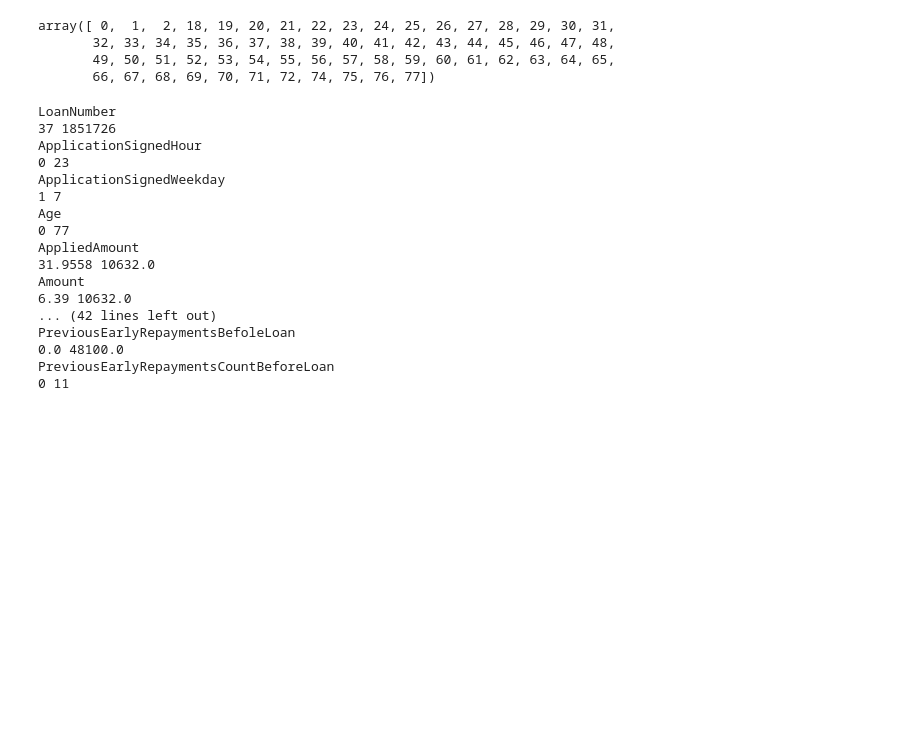
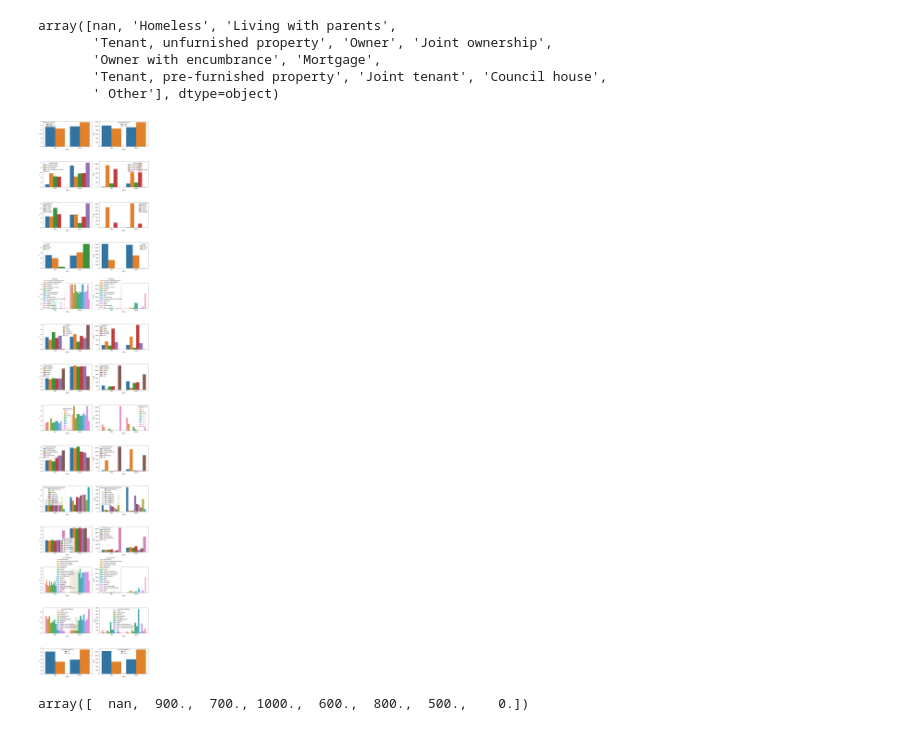
Before and after one commit to valeria-io/credit_model_hack, a Jupyter notebook: notebooks/raw_data_exploration.ipynb, the cells around one changed output. Saved outputs shown, nothing was run; the diff lists cells and outputs as text; code cells hidden in the pictures; blank space fills up the shorter version.

Commit message:
Prepared data cleaning

```diff
--- a/notebooks/raw_data_exploration.ipynb
+++ b/notebooks/raw_data_exploration.ipynb
@@ -24,0 +83,7 @@ df = replace_values(raw_df)
+# %%
+print("Missing data".upper())
+df = df.replace('', np.nan)
+df = df.replace([None], np.nan)
+for col in df.columns:
+    perc_missing=round(df[col].isnull().sum()/len(df)*100, 10)
+    print('{}: {}%'.format(col, perc_missing))
@@ -29,0 +241,12 @@ df['Interest'].sort_values().unique()[-20]
+# %%
+df[COLUMNS.DATE_OF_BIRTH] = pd.to_datetime(df[COLUMNS.DATE_OF_BIRTH])
+for col in ['NewCreditCustomer', 'VerificationType', 'LanguageCode', 'Gender',
+       'UseOfLoan', 'Education', 'MaritalStatus',
+       'NrOfDependants', 'EmploymentStatus',
+       'EmploymentDurationCurrentEmployer', 'WorkExperience', 'OccupationArea',
+       'HomeOwnershipType', 'Status', 'CreditScoreEsMicroL']:
+    # Calculates the histogram for feature1
+    counts = df[col].value_counts(dropna=False)
+
+    counts.plot.bar(title=col)
+    plt.show()
@@ -30,34 +281,8 @@ df['Interest'].sort_values().unique()[-20]
 # %%
-df['Age'].sort_values().unique()
+df[COLUMNS.HOME_OWNERSHIP_TYPE].unique()
 # %% [output]
-array([ 0,  1,  2, 18, 19, 20, 21, 22, 23, 24, 25, 26, 27, 28, 29, 30, 31,
-       32, 33, 34, 35, 36, 37, 38, 39, 40, 41, 42, 43, 44, 45, 46, 47, 48,
-       49, 50, 51, 52, 53, 54, 55, 56, 57, 58, 59, 60, 61, 62, 63, 64, 65,
-       66, 67, 68, 69, 70, 71, 72, 74, 75, 76, 77])
+array([nan, 'Homeless', 'Living with parents',
+       'Tenant, unfurnished property', 'Owner', 'Joint ownership',
+       'Owner with encumbrance', 'Mortgage',
+       'Tenant, pre-furnished property', 'Joint tenant', 'Council house',
+       ' Other'], dtype=object)
-# %%
-for col in df.select_dtypes(include=[np.number]).columns:
-    print(col)
-    print(df[col].min(), df[col].max())
-
-for col in df.select_dtypes(exclude=[np.number]).columns:
-    if ('-1.' in df[col]) | ('-1' in df[col]):
-        print(col)
-        print(df[col].min(), df[col].max())
-# %% [output]
-LoanNumber
-37 1851726
-ApplicationSignedHour
-0 23
-ApplicationSignedWeekday
-1 7
-Age
-0 77
-AppliedAmount
-31.9558 10632.0
-Amount
-6.39 10632.0
-... (42 lines left out)
-PreviousEarlyRepaymentsBefoleLoan
-0.0 48100.0
-PreviousEarlyRepaymentsCountBeforeLoan
-0 11
@@ -165,0 +289,22 @@ list(raw_df.columns)
+# %%
+obj_cols = ['NewCreditCustomer', 'VerificationType', 'LanguageCode', 'Gender',
+       'UseOfLoan', 'Education', 'MaritalStatus',
+       'NrOfDependants', 'EmploymentStatus',
+       'EmploymentDurationCurrentEmployer', 'WorkExperience', 'OccupationArea',
+       'HomeOwnershipType', 'CreditScoreEsMicroL']
+fig, ax = plt.subplots(len(obj_cols), 2, figsize=(14, len(obj_cols)*5))
+row_pos=0
+for col in obj_cols:
+    abs_df = pd.crosstab(index=df[COLUMNS.STATUS], columns=df[col].fillna('nan'), normalize='columns').unstack().reset_index().rename(columns={0:'%'})
+    perc_df= pd.crosstab(index=df[COLUMNS.STATUS], columns=df[col].fillna('nan')).unstack().reset_index().rename(columns={0:'Count'})
+    sns.barplot(data=abs_df, x=COLUMNS.STATUS, y='%', ax=ax[row_pos][0], hue=col)
+    sns.barplot(data=perc_df, x=COLUMNS.STATUS, y='Count', ax=ax[row_pos][1], hue=col)
+    row_pos = row_pos+1
+plt.tight_layout()
+plt.show()
+# %% [output]
+[figure, added]
+# %%
+df[COLUMNS.CREDIT_SCORE_EE_MINI].unique()
+# %% [output]
+array([  nan,  900.,  700., 1000.,  600.,  800.,  500.,    0.])
```
Also changed, not shown: parts of 33 cells of this notebook, 15 other files.
